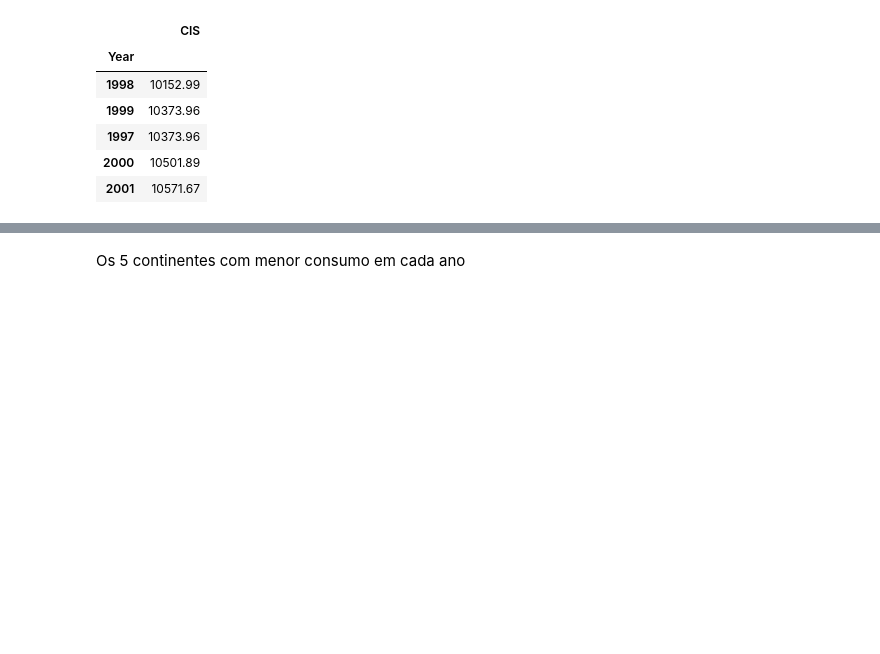
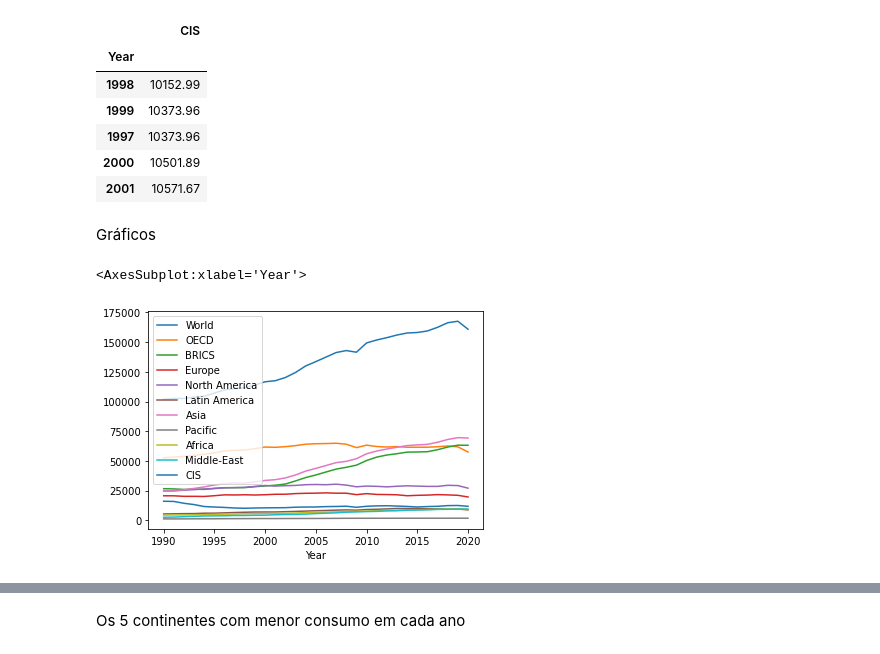
Before and after one commit to Alimva/Trabalho-Final-de-Dados, a Jupyter notebook: main/Notebooks/EDAs/alice_martins.ipynb, the cells around one changed output, grey strips where cells are left out. Cells and saved outputs as stored; diff of their text form; code cells hidden in the pictures; blank space fills up the shorter version.

```diff
--- a/main/Notebooks/EDAs/alice_martins.ipynb
+++ b/main/Notebooks/EDAs/alice_martins.ipynb
@@ -272,3 +273,10 @@ df.iloc[:5, 10:11]
 | 1997 | 10373.96 |
 | 2000 | 10501.89 |
 | 2001 | 10571.67 |
+# %% [markdown]
+Gráficos
+# %%
+e_cont.plot()
+# %% [output]
+<AxesSubplot:xlabel='Year'>
+[figure, added]
```
Also changed, not shown: parts of 117 cells of this notebook.
